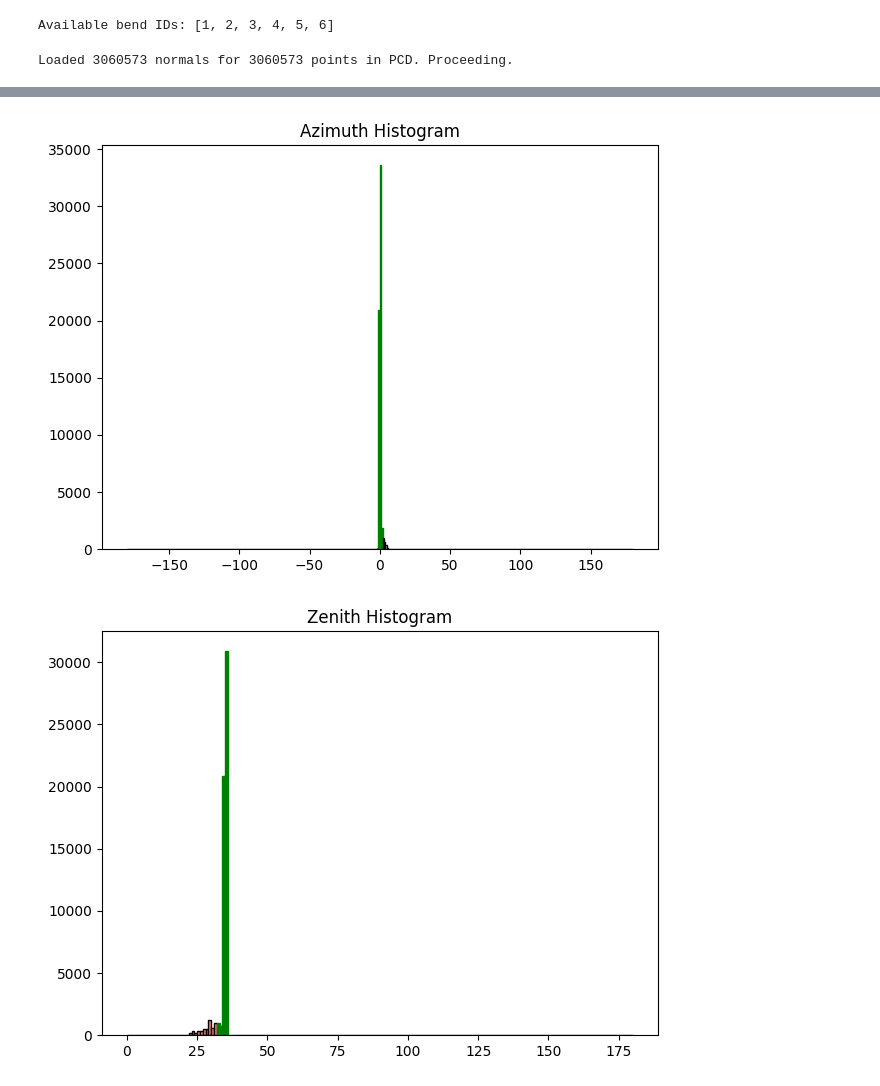
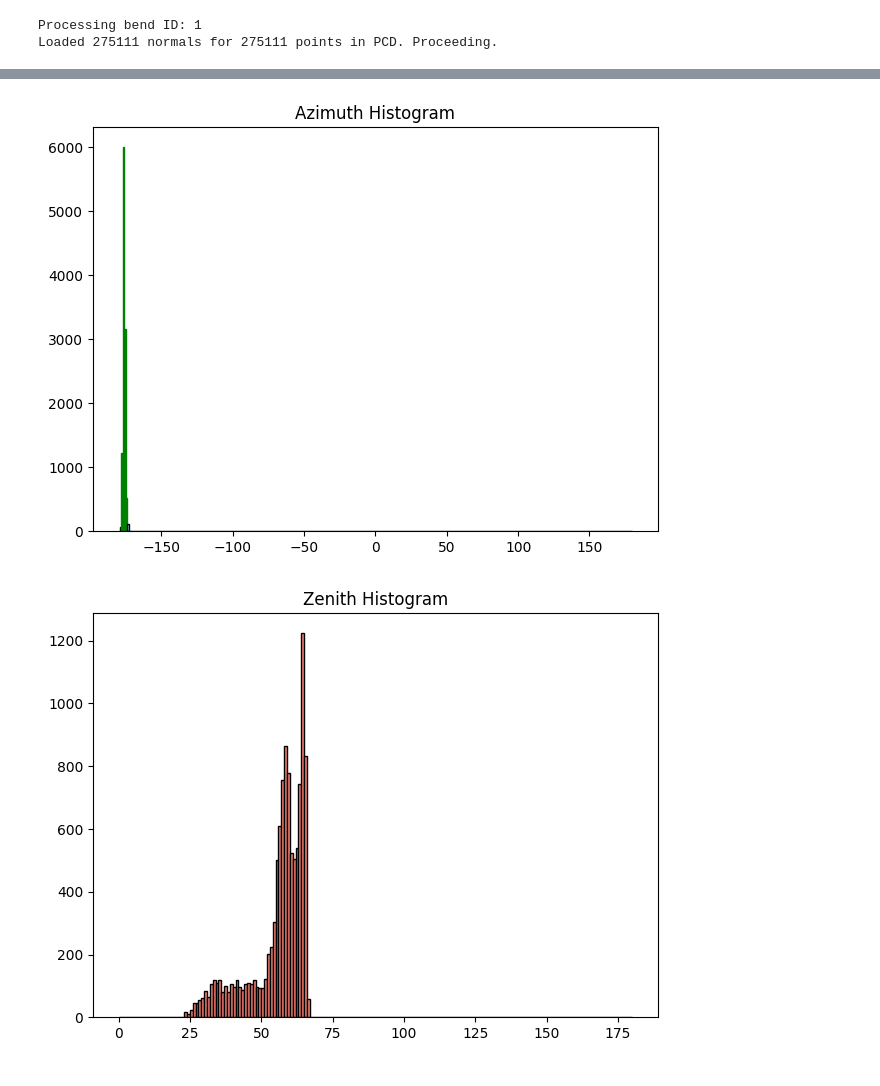
Before and after one commit to ckantas/PointClouds, a Jupyter notebook: arclengthvisualizer.ipynb, the cells around one changed output, grey strips where cells are left out. Cells and saved outputs as stored; diff of their text form; code cells hidden in the pictures.

```diff
--- a/arclengthvisualizer.ipynb
+++ b/arclengthvisualizer.ipynb
@@ -76,21 +77,0 @@ Plane 6: 0.287x + -0.497y + 0.819z + 31.215 = 0
-# %%
-with open("bend_visualization_data_all.pkl", "rb") as f:
-    data = pickle.load(f)
-
-bend_data = data["bend_data"]  # <- Nested dictionary with per-bend entries
-all_normals = data["all_normals"]
-segment_indices = data["segment_indices"]
-
-# Print available bend IDs
-print("Available bend IDs:", list(bend_data.keys()))
-
-# Select specific bend
-bend_id = 2
-bend_info = bend_data[bend_id]
-
-intersection_line = bend_info["intersection_line"]
-bend_edges = bend_info["bend_edges"]
-cluster_points = bend_info["cluster_points"]
-cluster_derivatives = bend_info["cluster_derivatives"]
-# %% [output]
-Available bend IDs: [1, 2, 3, 4, 5, 6]
@@ -117,7 +102,7 @@ class ArcLengthCalculator:
         self.segment_indices = segment_indices
         self.intersection_step_size = inter_step_size
         self.derivative_step_size = deriv_step_size
-        self.radius = 3
+        self.radius = 1.4
         self.intersection_it = 0
         self.derivative_it = 0
         self.is_moving_forward = True
@@ -349,8 +334,8 @@ class ArcLengthCalculator:
             epsilon = 0.35
             mask_1 = np.abs(dot_products) < epsilon
             mask_2 = dot_products > 0
-            final_mask = mask_1
-            #final_mask = mask_1 & mask_2
+            #final_mask = mask_1
+            final_mask = mask_1 & mask_2
             forward_indices = np.array(neighbor_all_indices)[final_mask]
             forward_points = self.points[forward_indices]
             pca_normal = self.find_hemisphere_normal(forward_points)
@@ -498,7 +483,21 @@ class ArcLengthCalculator:
         self.vis.run()
         self.vis.destroy_window()
 # %%
-visualizer = ArcLengthCalculator(pcd = pcd, bend_id=bend_id, intersection_line=intersection_line, bend_edges=bend_edges, bend_cluster_points=cluster_points, cluster_derivatives=cluster_derivatives, all_normals=all_normals, segment_indices=segment_indices)
-visualizer.run()
+for bend_id, bend_info in bend_data.items():
+    print(f"\nProcessing bend ID: {bend_id}")
+    calculator = ArcLengthCalculator(
+        pcd=pcd,
+        bend_id=bend_id,
+        intersection_line=bend_info["intersection_line"],
+        bend_edges=bend_info["bend_edges"],
+        bend_cluster_points=bend_info["cluster_points"],
+        cluster_derivatives=bend_info["cluster_derivatives"],
+        all_normals=all_normals,
+        segment_indices=segment_indices)
+
+    calculator.run()
+
+    break
 # %% [output]
-Loaded 3060573 normals for 3060573 points in PCD. Proceeding.
+Processing bend ID: 1
+Loaded 275111 normals for 275111 points in PCD. Proceeding.
@@ -507,2 +506,2 @@ Loaded 3060573 normals for 3060573 points in PCD. Proceeding.
-[figure, old version]
+[figure, new version]
-[figure, old version]
+[figure, new version]
```
Also changed, not shown: parts of 5 cells of this notebook, 8 other files.
